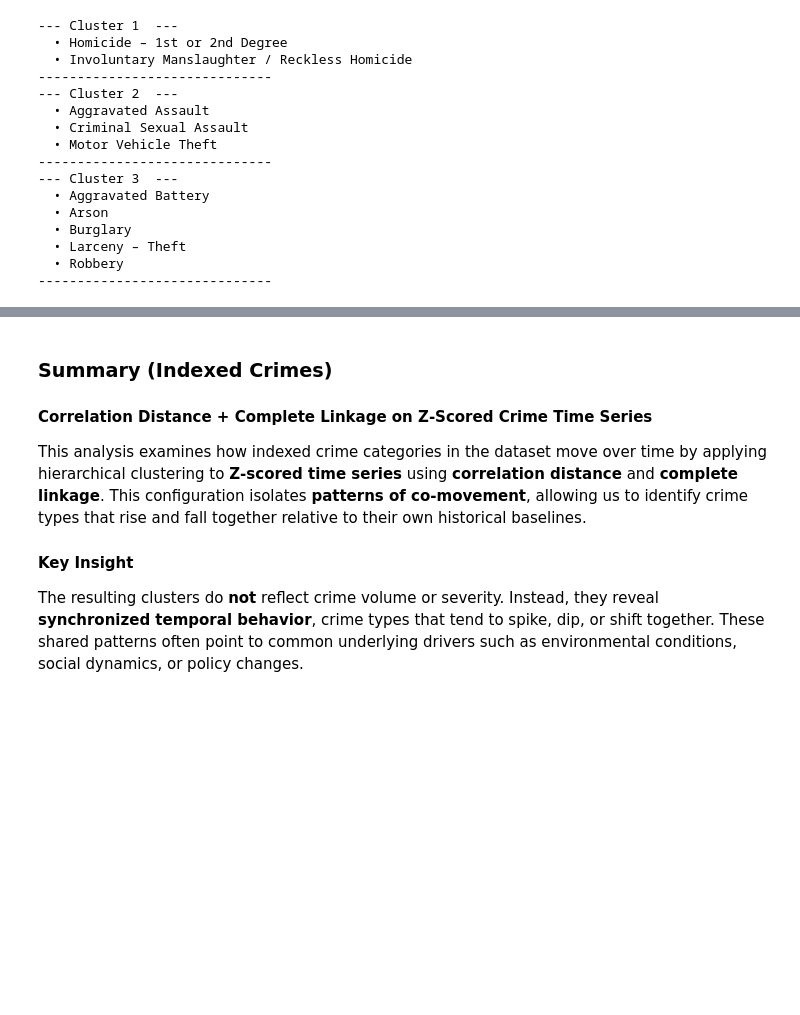
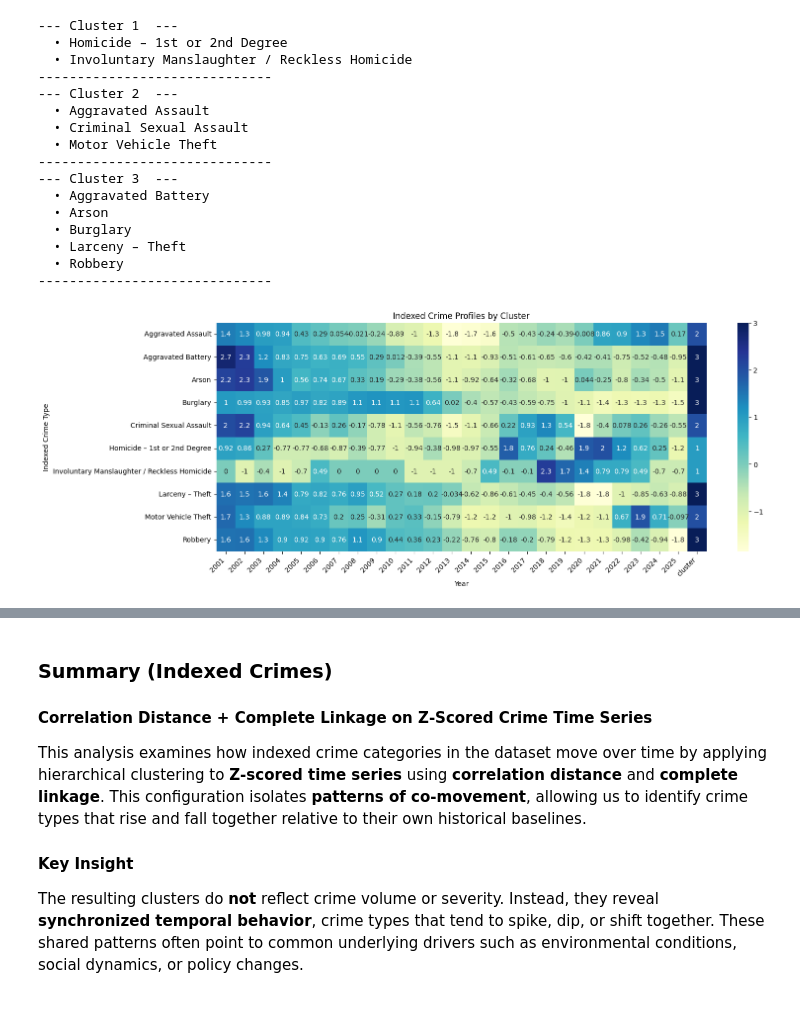
Before and after one commit to SirErikPak/ChicagoCrime, a Jupyter notebook: Notebook/ChicagoCrimeExploratoryClusterAnalysis.ipynb, the cells around one changed output, grey strips where cells are left out. Drawn from its saved outputs; the diff is of its cells as text; code cells hidden in the pictures; blank space fills up the shorter version.

```diff
--- a/Notebook/ChicagoCrimeExploratoryClusterAnalysis.ipynb
+++ b/Notebook/ChicagoCrimeExploratoryClusterAnalysis.ipynb
@@ -469,3 +474,17 @@ for cluster_num in range(1, (len(np.unique(clusters))) + 1):
   • Larceny – Theft
   • Robbery
 ------------------------------
+# %%
+df_labeled = z_df_i.copy()
+df_labeled["cluster"] = clusters
+
+# plot
+plt.figure(figsize=(16, 6))
+sns.heatmap(df_labeled, annot=True, cmap="YlGnBu")
+plt.title("Indexed Crime Profiles by Cluster")
+plt.xlabel("Year")
+plt.ylabel("Indexed Crime Type")
+plt.xticks(rotation=45, ha='right')
+plt.show()
+# %% [output]
+[figure, added]
```
Also changed, not shown: parts of 8 cells of this notebook, 8 other files.
